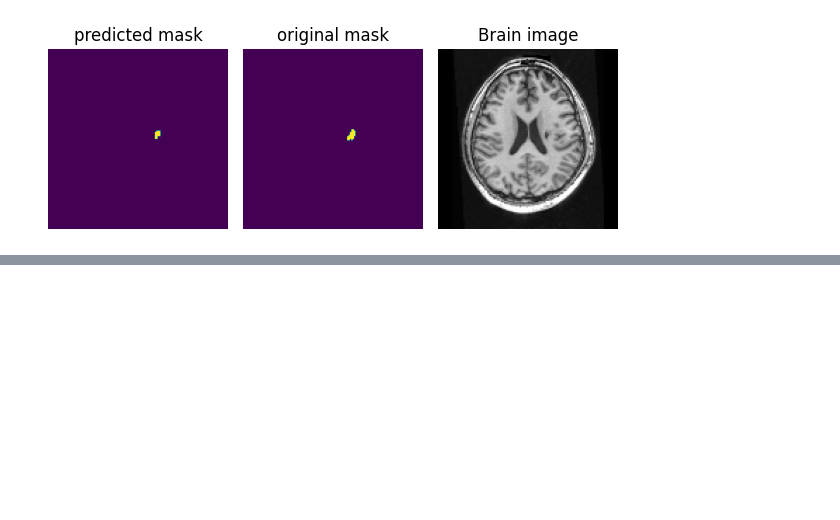
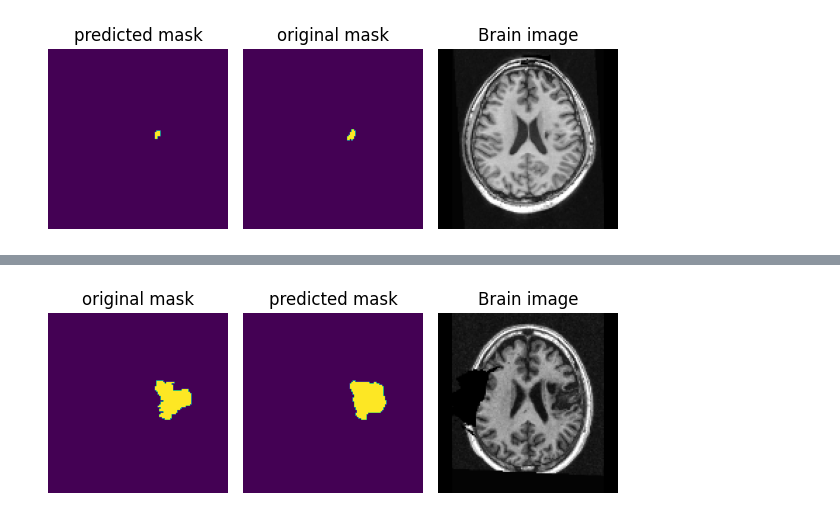
Before and after one commit to Malekba98/autoDDPM, a Jupyter notebook: core/fuckround.ipynb, the cells around one changed output, grey strips where cells are left out. Drawn from its saved outputs; the diff is of its cells as text; code cells hidden in the pictures; blank space fills up the shorter version.

```diff
--- a/core/fuckround.ipynb
+++ b/core/fuckround.ipynb
@@ -109,0 +105,6 @@ plt.show()
+# %%
+index = '186'
+
+print_predictions(index)
+# %% [output]
+[figure, added]
```
Also changed, not shown: parts of 1 cell of this notebook, 1 other file.
